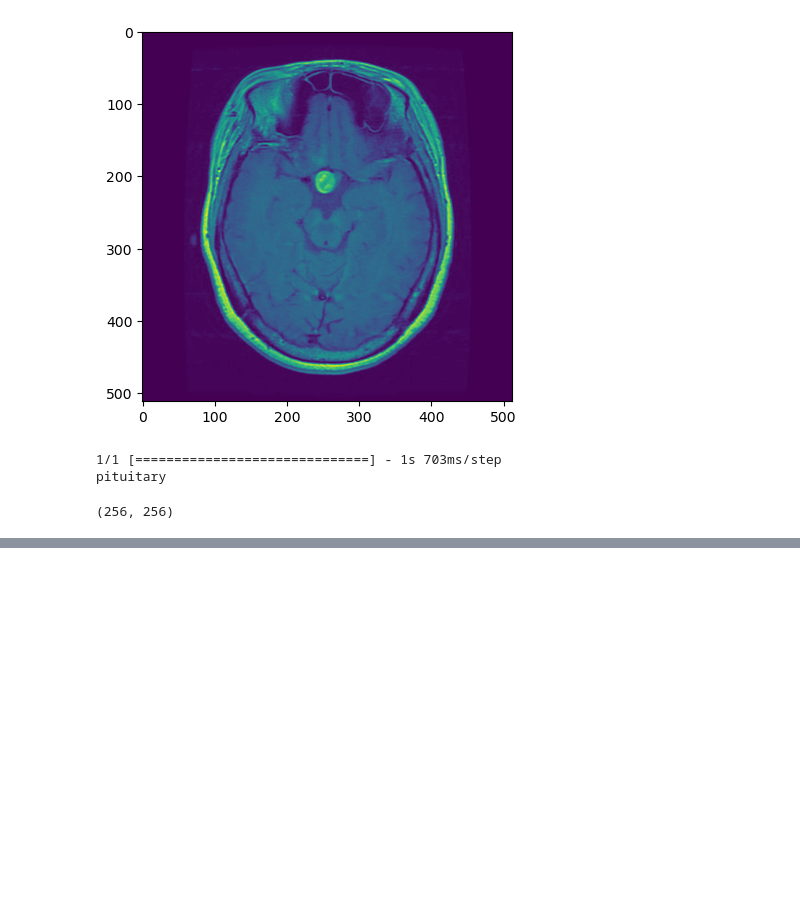
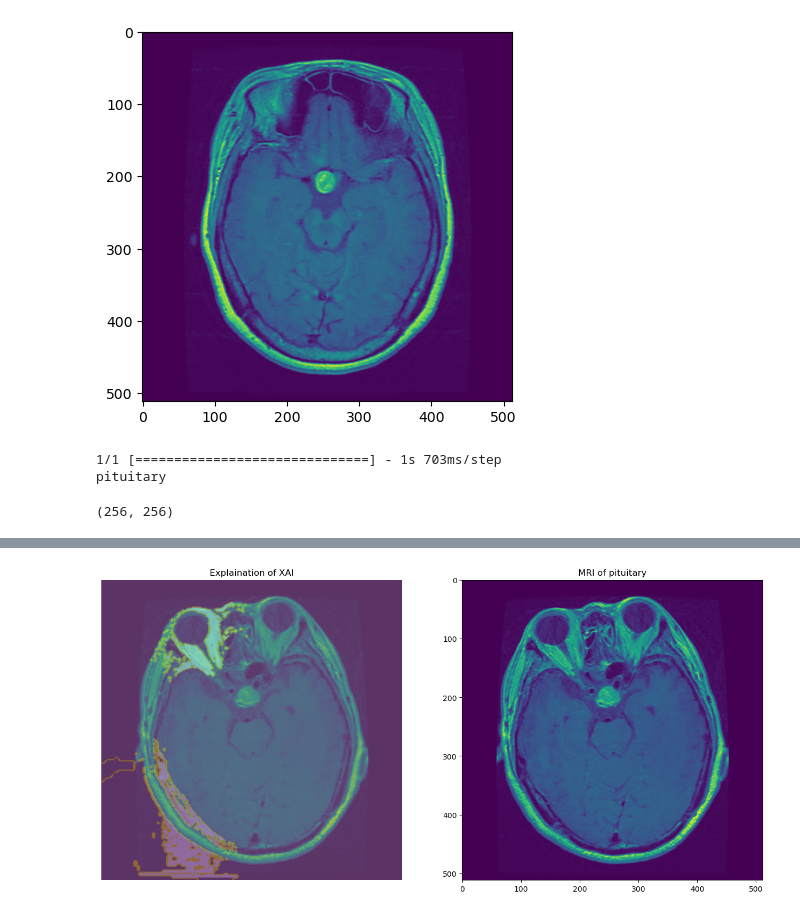
Before and after one commit to MorningStarTM/brain_cancer_detection, a Jupyter notebook: brain-tumor-classification-v2.ipynb, the cells around one changed output, grey strips where cells are left out. Saved outputs shown, nothing was run; the diff lists cells and outputs as text; code cells hidden in the pictures; blank space fills up the shorter version.

Commit message:
Kaggle Notebook | Brain tumor classification v2 | Version 4

```diff
--- a/brain-tumor-classification-v2.ipynb
+++ b/brain-tumor-classification-v2.ipynb
@@ -365,0 +366,33 @@ plt.show()
+# %%
+def explain(model, explainer, path, steps):
+    image = process_img(path)
+    image = image.reshape(1, 256, 256, 3)
+
+    img = cv2.imread(path, cv2.IMREAD_GRAYSCALE)
+
+    #prediction
+    prediction = model.predict(image)
+    final = np.argmax(prediction)
+    classi = class_names[final]
+
+
+    #read image and convert into 2D
+    tem = cv2.imread(path)
+    tem = cv2.resize(tem, [256,256])
+    gray_img = cv2.cvtColor(tem, cv2.COLOR_BGR2GRAY)
+
+    explanation = explainer.explain_instance(gray_img.astype('double'), model.predict, top_labels=4, hide_color=0, num_samples=steps)
+    temp, mask = explanation.get_image_and_mask(explanation.top_labels[0], positive_only=True, num_features=5, hide_rest=True)
+
+    fig, ax = plt.subplots(1, 2, figsize=(16,8))
+    ax[0].imshow(gray_img)
+    ax[0].imshow(mark_boundaries(temp / 2 + 0.5, mask), alpha=0.4)
+    ax[0].set_title('Explaination of XAI')
+    ax[0].axis('off')
+    ax[1].imshow(img)
+    ax[1].set_title(f'MRI of {classi}')
+    plt.show()
+# %%
+path = "//kaggle/input/brain-tumor-mri-dataset/Testing/pituitary/Te-pi_0028.jpg"
+explain(model, explainer, path, 2000)
+# %% [output]
@@ -365,0 +417 @@ plt.show()
+[figure, added]
```
Also changed, not shown: parts of 8 cells of this notebook.
